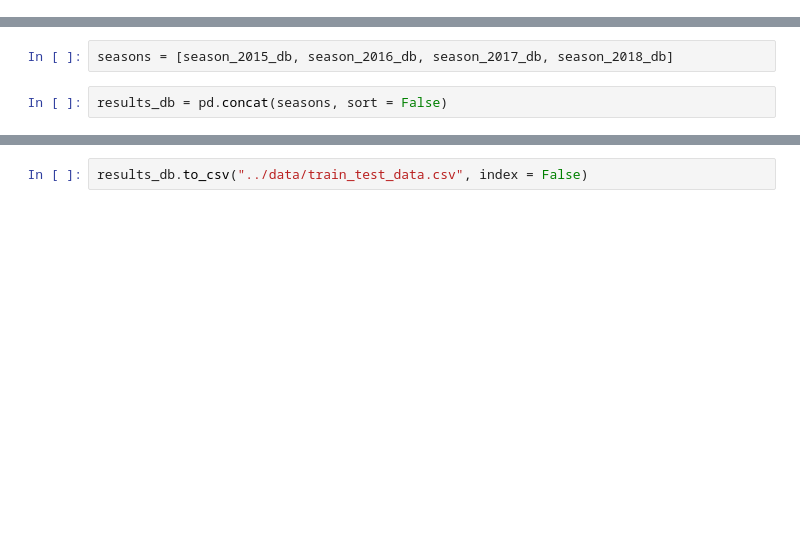
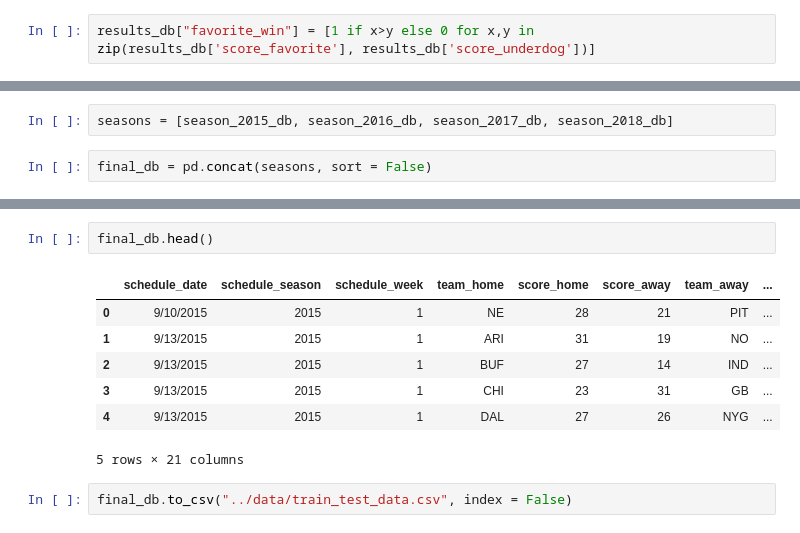
Before and after one commit to kmorehead33/Final_Project, a Jupyter notebook: python/data_aggregation.ipynb, the cells around one changed output, grey strips where cells are left out. Drawn from its saved outputs; the diff is of its cells as text; blank space fills up the shorter version.

```diff
--- a/python/data_aggregation.ipynb
+++ b/python/data_aggregation.ipynb
@@ -32,6 +32,8 @@ def favorite_score(game):
         return game['score_away']
 
 results_db['score_favorite'] = results_db.apply(favorite_score, axis=1)
+# %%
+results_db["favorite_win"] = [1 if x>y else 0 for x,y in zip(results_db['score_favorite'], results_db['score_underdog'])]
 # %%
 season_2015 = results_db['schedule_season'] == 2015
 season_2016 = results_db['schedule_season'] == 2016
@@ -768,4 +828,4 @@ season_2018_db.tail()
 # %%
 seasons = [season_2015_db, season_2016_db, season_2017_db, season_2018_db]
 # %%
-results_db = pd.concat(seasons, sort = False)
+final_db = pd.concat(seasons, sort = False)
@@ -781,2 +832,12 @@ results_db.tail()
+# %%
+final_db.head()
+# %% [output]
+|  | schedule_date | schedule_season | schedule_week | team_home | score_home | score_away | team_away | ... |
+| 0 | 9/10/2015 | 2015 | 1 | NE | 28 | 21 | PIT | ... |
+| 1 | 9/13/2015 | 2015 | 1 | ARI | 31 | 19 | NO | ... |
+| 2 | 9/13/2015 | 2015 | 1 | BUF | 27 | 14 | IND | ... |
+| 3 | 9/13/2015 | 2015 | 1 | CHI | 23 | 31 | GB | ... |
+| 4 | 9/13/2015 | 2015 | 1 | DAL | 27 | 26 | NYG | ... |
+5 rows × 21 columns
 # %%
-results_db.to_csv("../data/train_test_data.csv", index = False)
+final_db.to_csv("../data/train_test_data.csv", index = False)
```
Also changed, not shown: parts of 12 cells of this notebook, 1 other file.
